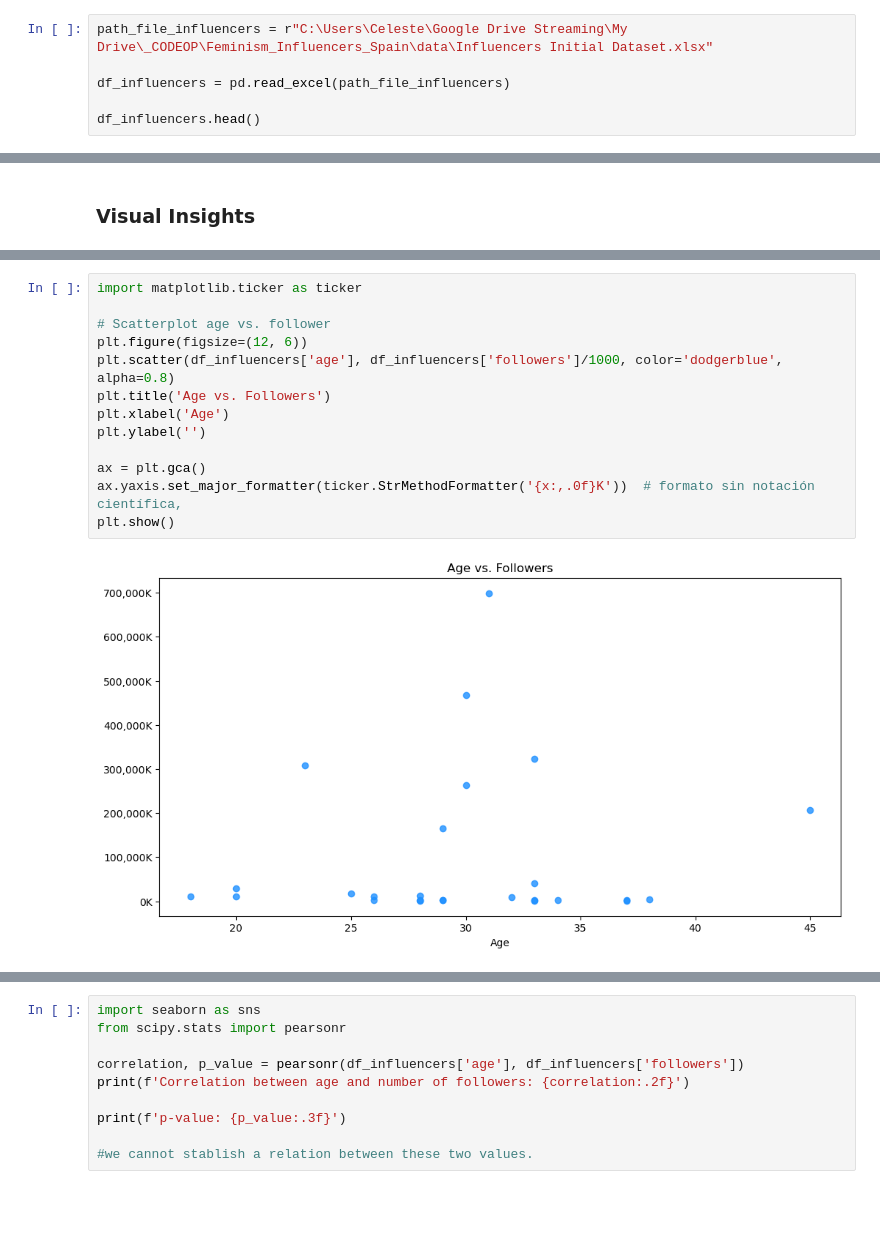
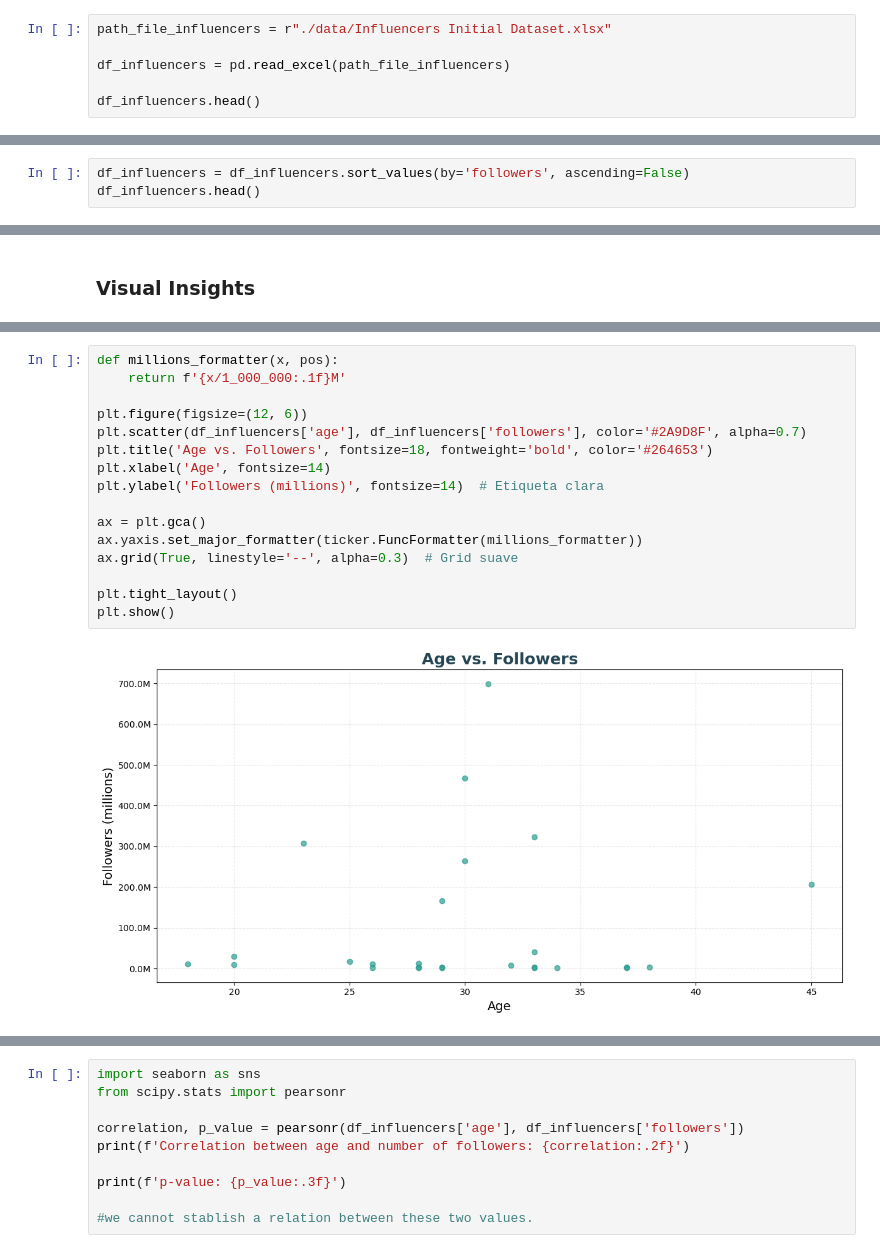
Before and after one commit to celefigs/Feminism_Influencers_Spain, a Jupyter notebook: main.ipynb, the cells around one changed output, grey strips where cells are left out. Saved outputs shown, nothing was run; the diff lists cells and outputs as text; blank space fills up the shorter version.

```diff
--- a/main.ipynb
+++ b/main.ipynb
@@ -17,7 +16,7 @@ import re
 # %% [markdown]
 ## Influencers initial dataset
 # %%
-path_file_influencers = r"C:\Users\Celeste\Google Drive Streaming\My Drive\_CODEOP\Feminism_Influencers_Spain\data\Influencers Initial Dataset.xlsx"
+path_file_influencers = r"./data/Influencers Initial Dataset.xlsx"
 
 df_influencers = pd.read_excel(path_file_influencers)
 
@@ -147,3 +179,6 @@ df_influencers.describe()
 | 50% | 29.500000 | 1.035000e+07 |
 | 75% | 33.000000 | 1.346000e+08 |
 | max | 45.000000 | 6.990000e+08 |
+# %%
+df_influencers = df_influencers.sort_values(by='followers', ascending=False)
+df_influencers.head()
@@ -174,15 +232,18 @@ plt.show()
 # %%
-import matplotlib.ticker as ticker
+def millions_formatter(x, pos):
+    return f'{x/1_000_000:.1f}M'
 
-# Scatterplot age vs. follower
 plt.figure(figsize=(12, 6))
-plt.scatter(df_influencers['age'], df_influencers['followers']/1000, color='dodgerblue', alpha=0.8)
-plt.title('Age vs. Followers')
-plt.xlabel('Age')
-plt.ylabel('')
+plt.scatter(df_influencers['age'], df_influencers['followers'], color='#2A9D8F', alpha=0.7)
+plt.title('Age vs. Followers', fontsize=18, fontweight='bold', color='#264653')
+plt.xlabel('Age', fontsize=14)
+plt.ylabel('Followers (millions)', fontsize=14)  # Etiqueta clara
 
 ax = plt.gca()
-ax.yaxis.set_major_formatter(ticker.StrMethodFormatter('{x:,.0f}K'))  # formato sin notación científica,
+ax.yaxis.set_major_formatter(ticker.FuncFormatter(millions_formatter))
+ax.grid(True, linestyle='--', alpha=0.3)  # Grid suave
+
+plt.tight_layout()
 plt.show()
 # %% [output]
-[figure, old version]
+[figure, new version]
```
Also changed, not shown: parts of 13 cells of this notebook.
